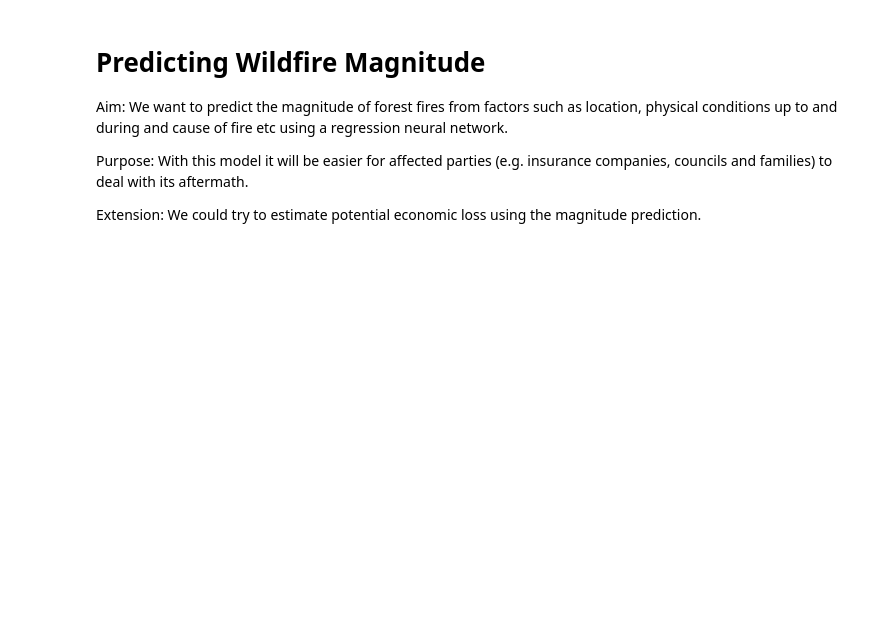
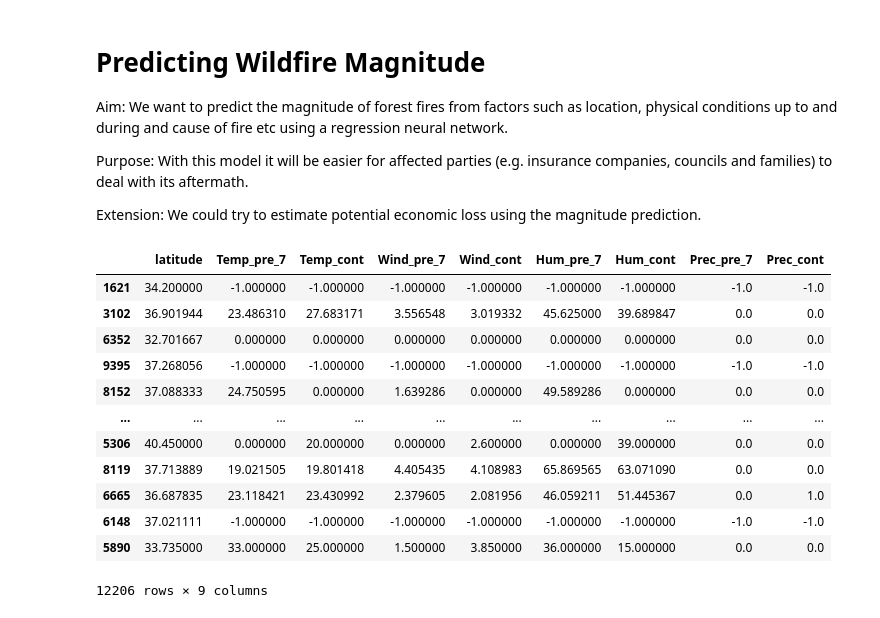
Before and after one commit to nicholalaaa/IBMDatathon, a Jupyter notebook: firecoverageregression/PredictingMagnitude.ipynb, the cells around one changed output. Drawn from its saved outputs; the diff is of its cells as text; code cells hidden in the pictures; blank space fills up the shorter version.

```diff
--- a/firecoverageregression/PredictingMagnitude.ipynb
+++ b/firecoverageregression/PredictingMagnitude.ipynb
@@ -23,33 +23,69 @@ from tensorflow.keras.losses import MeanSquaredLogarithmicError
 # %%
 # import data
 df = pd.read_csv("./FW_Veg_Rem_Combined.csv")
 
 # restrict to california
 df_CA = df[df['state'] == 'CA']
 
 # clean data - remove unwanted columns
 
 columns_to_keep = ["latitude", "Temp_pre_7", "Temp_cont",
                    "Wind_pre_7", "Wind_cont", "Hum_pre_7", "Hum_cont", "Prec_pre_7", "Prec_cont", "fire_mag"]
 
 df_clean = df_CA[columns_to_keep]
 
+# even out proportions of magnitudes
+value_counts = df_clean['fire_mag'].value_counts()
+
+# Find the least common value and the count of the most common value
+min_count = value_counts.min()
+max_count = value_counts.max()
+
+resampled_df = pd.DataFrame()
+
+for value in df_clean['fire_mag'].unique():
+    # Get a subset of the original DataFrame for the current value
+    subset = df_clean[df_clean['fire_mag'] == value]
+
+    # If the count is less than the maximum count, create random samples to match the max_count
+    if value_counts[value] < max_count:
+        samples = subset.sample(n=max_count - value_counts[value], replace=True, random_state=42)
+        subset = pd.concat([subset, samples], ignore_index=True)
+
+    # Append the subset to the resampled DataFrame
+    resampled_df = resampled_df.append(subset, ignore_index=True)
+
 # randomise which datapoints are in the train and which is in the test
-shuffled_indices = np.random.permutation(len(df_clean))
-df_shuffled = df_clean.iloc[shuffled_indices]
+shuffled_indices = np.random.permutation(len(resampled_df))
+df_shuffled = resampled_df.iloc[shuffled_indices]
 cat_columns = df_shuffled.select_dtypes(include=["object"]).columns
 
 train_perc = 0.8
 
 train_data = df_shuffled[:int(train_perc * len(df_shuffled))] # last n is train data
 test_data = df_shuffled[int(train_perc * len(df_shuffled)):] # first N - n is test data
 
 x_train = train_data.drop("fire_mag", axis=1, inplace=False)
 x_test = test_data.drop("fire_mag", axis=1, inplace=False)
 
 y_train = train_data["fire_mag"]
 y_test = test_data["fire_mag"]
+
 x_train
+# %% [output]
+|  | latitude | Temp_pre_7 | Temp_cont | Wind_pre_7 | Wind_cont | Hum_pre_7 | Hum_cont | Prec_pre_7 | Prec_cont |
+| 1621 | 34.200000 | -1.000000 | -1.000000 | -1.000000 | -1.000000 | -1.000000 | -1.000000 | -1.0 | -1.0 |
+| 3102 | 36.901944 | 23.486310 | 27.683171 | 3.556548 | 3.019332 | 45.625000 | 39.689847 | 0.0 | 0.0 |
+| 6352 | 32.701667 | 0.000000 | 0.000000 | 0.000000 | 0.000000 | 0.000000 | 0.000000 | 0.0 | 0.0 |
+| 9395 | 37.268056 | -1.000000 | -1.000000 | -1.000000 | -1.000000 | -1.000000 | -1.000000 | -1.0 | -1.0 |
+| 8152 | 37.088333 | 24.750595 | 0.000000 | 1.639286 | 0.000000 | 49.589286 | 0.000000 | 0.0 | 0.0 |
+| ... | ... | ... | ... | ... | ... | ... | ... | ... | ... |
+| 5306 | 40.450000 | 0.000000 | 20.000000 | 0.000000 | 2.600000 | 0.000000 | 39.000000 | 0.0 | 0.0 |
+| 8119 | 37.713889 | 19.021505 | 19.801418 | 4.405435 | 4.108983 | 65.869565 | 63.071090 | 0.0 | 0.0 |
+| 6665 | 36.687835 | 23.118421 | 23.430992 | 2.379605 | 2.081956 | 46.059211 | 51.445367 | 0.0 | 1.0 |
+| 6148 | 37.021111 | -1.000000 | -1.000000 | -1.000000 | -1.000000 | -1.000000 | -1.000000 | -1.0 | -1.0 |
+| 5890 | 33.735000 | 33.000000 | 25.000000 | 1.500000 | 3.850000 | 36.000000 | 15.000000 | 0.0 | 0.0 |
+12206 rows × 9 columns
 # %%
 # may have to experiment with parameters
 hidden_units1 = 10
```
Also changed, not shown: parts of 4 cells of this notebook, 1 other file.
